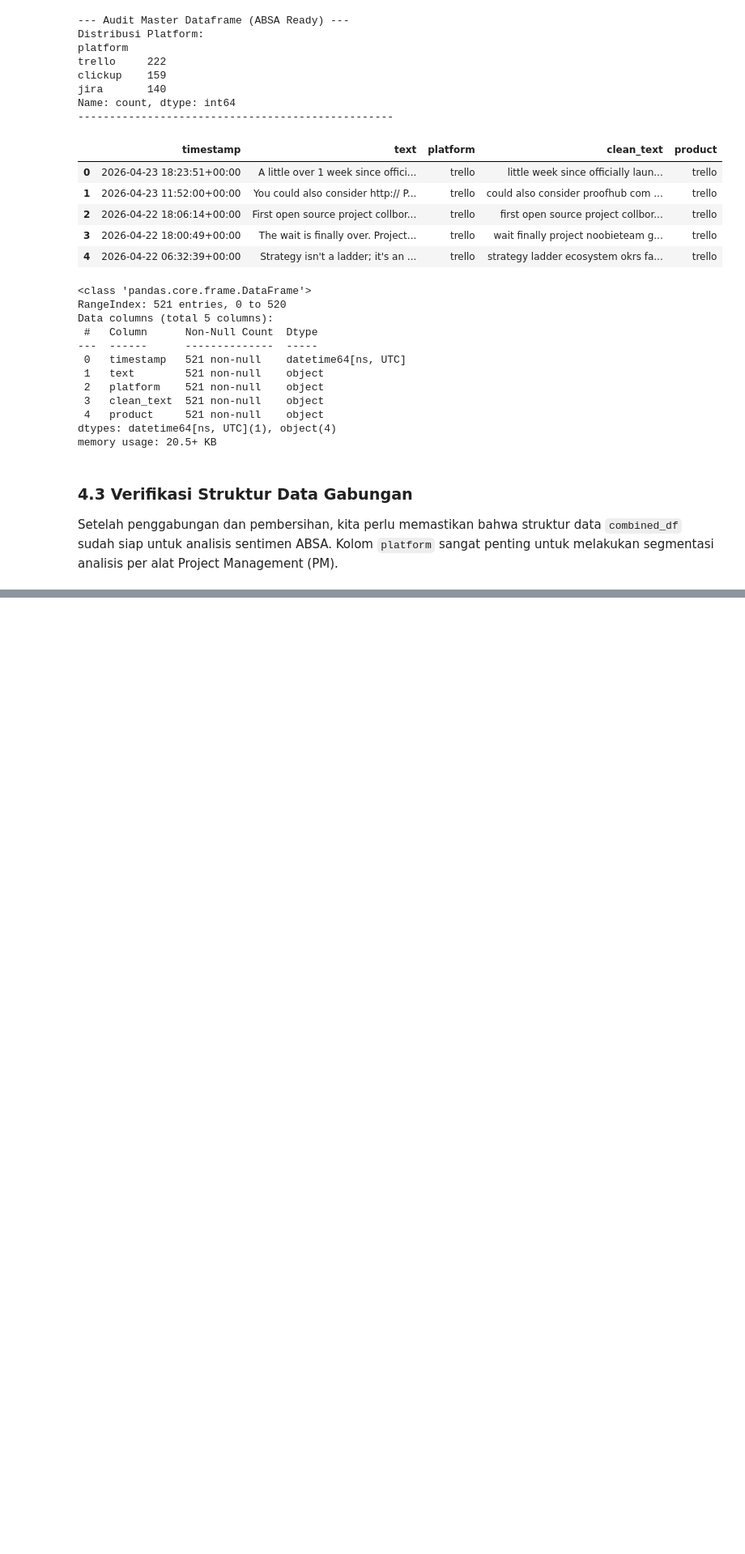
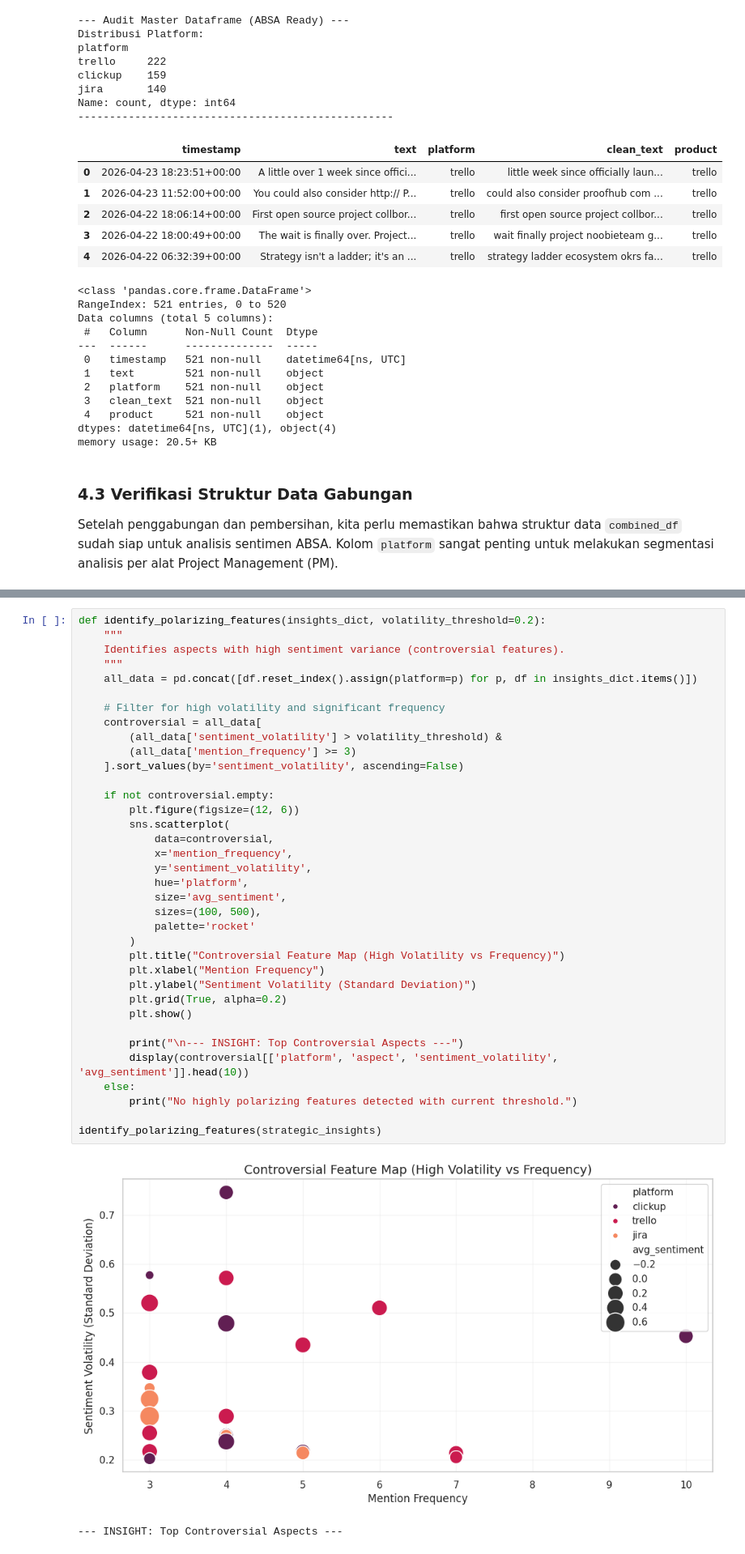
Before and after one commit to LatiefDataVisionary/pm-tools-absa-analysis, a Jupyter notebook: notebook/absa_x.ipynb, the cells around one changed output, grey strips where cells are left out. Shown at 81% size. Drawn from its saved outputs; the diff is of its cells as text; blank space fills up the shorter version.

```diff
--- a/notebook/absa_x.ipynb
+++ b/notebook/absa_x.ipynb
@@ -979,0 +1065,39 @@ Binary Sentiment Aspect Distribution Analysis
+# %%
+def identify_polarizing_features(insights_dict, volatility_threshold=0.2):
+    """
+    Identifies aspects with high sentiment variance (controversial features).
+    """
+    all_data = pd.concat([df.reset_index().assign(platform=p) for p, df in insights_dict.items()])
+
+    # Filter for high volatility and significant frequency
+    controversial = all_data[
+        (all_data['sentiment_volatility'] > volatility_threshold) &
+        (all_data['mention_frequency'] >= 3)
+    ].sort_values(by='sentiment_volatility', ascending=False)
+
+    if not controversial.empty:
+        plt.figure(figsize=(12, 6))
+        sns.scatterplot(
+            data=controversial,
+            x='mention_frequency',
+            y='sentiment_volatility',
+            hue='platform',
+            size='avg_sentiment',
+            sizes=(100, 500),
+            palette='rocket'
+        )
+        plt.title("Controversial Feature Map (High Volatility vs Frequency)")
+        plt.xlabel("Mention Frequency")
+        plt.ylabel("Sentiment Volatility (Standard Deviation)")
+        plt.grid(True, alpha=0.2)
+        plt.show()
+
+        print("\n--- INSIGHT: Top Controversial Aspects ---")
+        display(controversial[['platform', 'aspect', 'sentiment_volatility', 'avg_sentiment']].head(10))
+    else:
+        print("No highly polarizing features detected with current threshold.")
+
+identify_polarizing_features(strategic_insights)
+# %% [output]
+[figure, added]
+--- INSIGHT: Top Controversial Aspects ---
```
Also changed, not shown: parts of 12 cells of this notebook.
